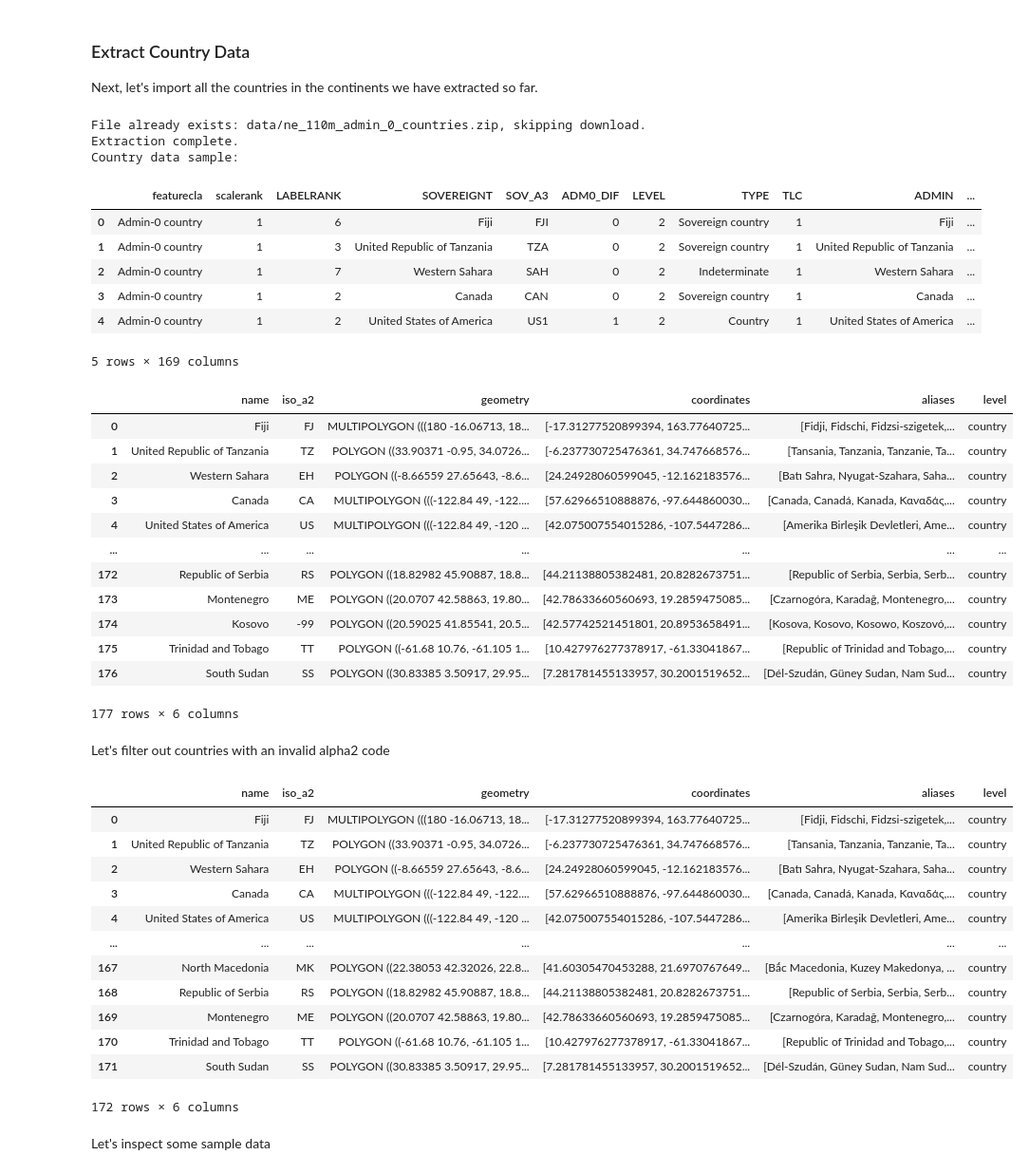
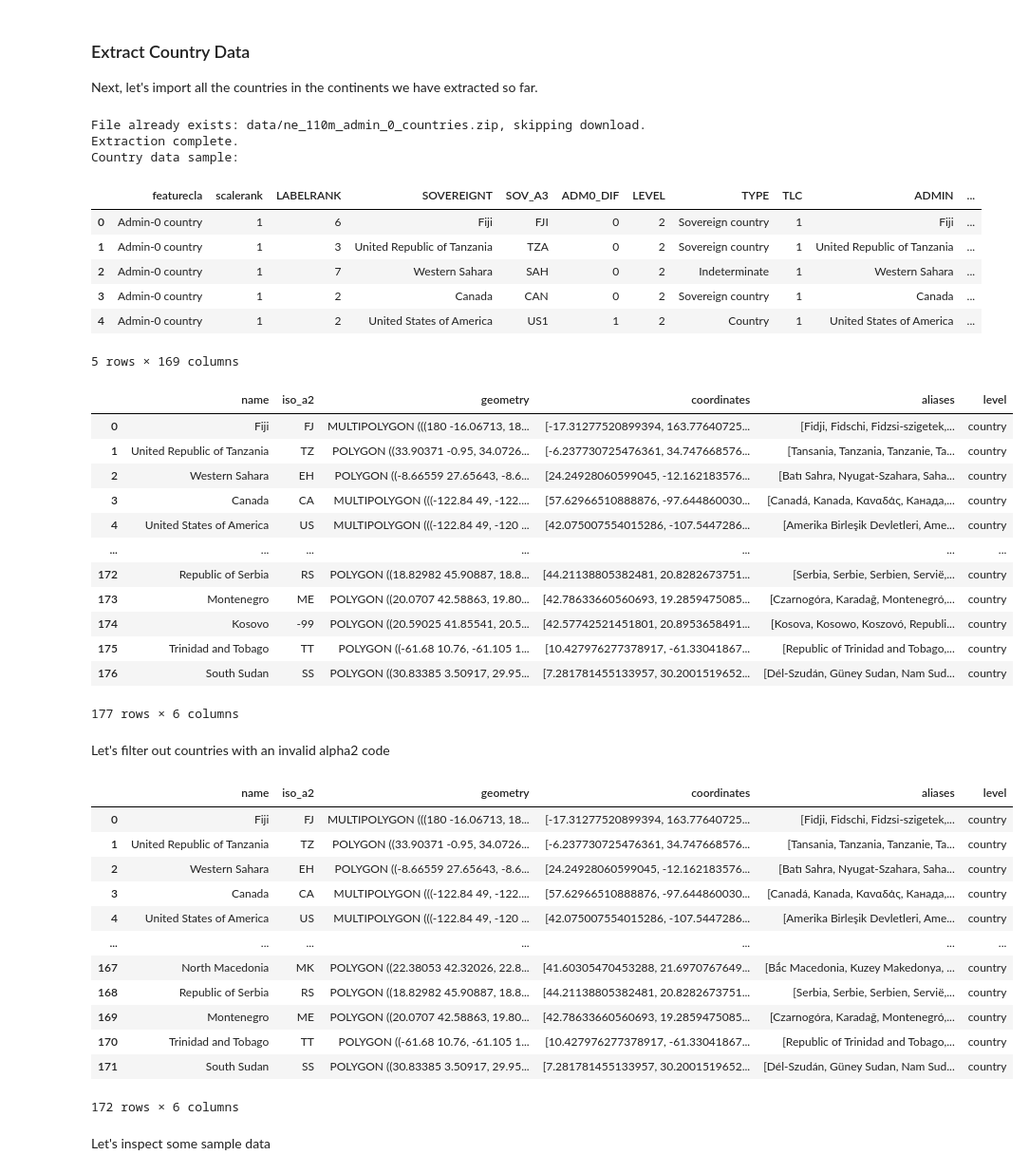
Before and after one commit to hospitaljobsin/hospitaljobsin, a Jupyter notebook: server/notebooks/import_regions.ipynb, the cells around one changed output. Shown at 95% size. Saved outputs shown, nothing was run; the diff lists cells and outputs as text; code cells hidden in the pictures.

```diff
--- a/server/notebooks/import_regions.ipynb
+++ b/server/notebooks/import_regions.ipynb
@@ -182,7 +182,7 @@ def build_country_aliases(countries: gpd.GeoDataFrame):
         names = set()
         for col in alt_name_columns:
             v = row[col]
-            if v not in [None, "", -99] and isinstance(v, str):
+            if v not in [None, "", -99] and isinstance(v, str) and v != row["ADMIN"]:
                 names.add(str(v))  # ensure all names are strings
         country_altnames[row["ADMIN"]] = sorted(names)
 
@@ -219,39 +219,39 @@ async def load_countries():
     # Assign coordinates as [lat, lon]
     countries['coordinates'] = centroids_wgs84.apply(lambda p: [p.y, p.x])
 
     # Map aliases
     countries['aliases'] = countries['ADMIN'].map(country_altnames)
 
     # Optionally rename columns for clarity
     countries = countries.rename(columns={"ADMIN": "name", "ISO_A2": "iso_a2"})
 
     countries["level"] = "country"
 
     return countries
 
 countries = await load_countries()
 countries
 # %% [output]
 File already exists: data/ne_110m_admin_0_countries.zip, skipping download.
 Extraction complete.
 Country data sample:
 |  | featurecla | scalerank | LABELRANK | SOVEREIGNT | SOV_A3 | ADM0_DIF | LEVEL | TYPE | TLC | ADMIN | ... |
 | 0 | Admin-0 country | 1 | 6 | Fiji | FJI | 0 | 2 | Sovereign country | 1 | Fiji | ... |
 | 1 | Admin-0 country | 1 | 3 | United Republic of Tanzania | TZA | 0 | 2 | Sovereign country | 1 | United Republic of Tanzania | ... |
 | 2 | Admin-0 country | 1 | 7 | Western Sahara | SAH | 0 | 2 | Indeterminate | 1 | Western Sahara | ... |
 | 3 | Admin-0 country | 1 | 2 | Canada | CAN | 0 | 2 | Sovereign country | 1 | Canada | ... |
 | 4 | Admin-0 country | 1 | 2 | United States of America | US1 | 1 | 2 | Country | 1 | United States of America | ... |
 5 rows × 169 columns
 |  | name | iso_a2 | geometry | coordinates | aliases | level |
 | 0 | Fiji | FJ | MULTIPOLYGON (((180 -16.06713, 18... | [-17.31277520899394, 163.77640725... | [Fidji, Fidschi, Fidzsi-szigetek,... | country |
 | 1 | United Republic of Tanzania | TZ | POLYGON ((33.90371 -0.95, 34.0726... | [-6.237730725476361, 34.747668576... | [Tansania, Tanzania, Tanzanie, Ta... | country |
 | 2 | Western Sahara | EH | POLYGON ((-8.66559 27.65643, -8.6... | [24.24928060599045, -12.162183576... | [Batı Sahra, Nyugat-Szahara, Saha... | country |
-| 3 | Canada | CA | MULTIPOLYGON (((-122.84 49, -122.... | [57.62966510888876, -97.644860030... | [Canada, Canadá, Kanada, Καναδάς,... | country |
+| 3 | Canada | CA | MULTIPOLYGON (((-122.84 49, -122.... | [57.62966510888876, -97.644860030... | [Canadá, Kanada, Καναδάς, Канада,... | country |
 | 4 | United States of America | US | MULTIPOLYGON (((-122.84 49, -120 ... | [42.075007554015286, -107.5447286... | [Amerika Birleşik Devletleri, Ame... | country |
 | ... | ... | ... | ... | ... | ... | ... |
-| 172 | Republic of Serbia | RS | POLYGON ((18.82982 45.90887, 18.8... | [44.21138805382481, 20.8282673751... | [Republic of Serbia, Serbia, Serb... | country |
-| 173 | Montenegro | ME | POLYGON ((20.0707 42.58863, 19.80... | [42.78633660560693, 19.2859475085... | [Czarnogóra, Karadağ, Montenegro,... | country |
-| 174 | Kosovo | -99 | POLYGON ((20.59025 41.85541, 20.5... | [42.57742521451801, 20.8953658491... | [Kosova, Kosovo, Kosowo, Koszovó,... | country |
+| 172 | Republic of Serbia | RS | POLYGON ((18.82982 45.90887, 18.8... | [44.21138805382481, 20.8282673751... | [Serbia, Serbie, Serbien, Servië,... | country |
+| 173 | Montenegro | ME | POLYGON ((20.0707 42.58863, 19.80... | [42.78633660560693, 19.2859475085... | [Czarnogóra, Karadağ, Montenegró,... | country |
+| 174 | Kosovo | -99 | POLYGON ((20.59025 41.85541, 20.5... | [42.57742521451801, 20.8953658491... | [Kosova, Kosowo, Koszovó, Republi... | country |
 | 175 | Trinidad and Tobago | TT | POLYGON ((-61.68 10.76, -61.105 1... | [10.427976277378917, -61.33041867... | [Republic of Trinidad and Tobago,... | country |
 | 176 | South Sudan | SS | POLYGON ((30.83385 3.50917, 29.95... | [7.281781455133957, 30.2001519652... | [Dél-Szudán, Güney Sudan, Nam Sud... | country |
 177 rows × 6 columns
@@ -266,12 +266,12 @@ countries
 | 0 | Fiji | FJ | MULTIPOLYGON (((180 -16.06713, 18... | [-17.31277520899394, 163.77640725... | [Fidji, Fidschi, Fidzsi-szigetek,... | country |
 | 1 | United Republic of Tanzania | TZ | POLYGON ((33.90371 -0.95, 34.0726... | [-6.237730725476361, 34.747668576... | [Tansania, Tanzania, Tanzanie, Ta... | country |
 | 2 | Western Sahara | EH | POLYGON ((-8.66559 27.65643, -8.6... | [24.24928060599045, -12.162183576... | [Batı Sahra, Nyugat-Szahara, Saha... | country |
-| 3 | Canada | CA | MULTIPOLYGON (((-122.84 49, -122.... | [57.62966510888876, -97.644860030... | [Canada, Canadá, Kanada, Καναδάς,... | country |
+| 3 | Canada | CA | MULTIPOLYGON (((-122.84 49, -122.... | [57.62966510888876, -97.644860030... | [Canadá, Kanada, Καναδάς, Канада,... | country |
 | 4 | United States of America | US | MULTIPOLYGON (((-122.84 49, -120 ... | [42.075007554015286, -107.5447286... | [Amerika Birleşik Devletleri, Ame... | country |
 | ... | ... | ... | ... | ... | ... | ... |
 | 167 | North Macedonia | MK | POLYGON ((22.38053 42.32026, 22.8... | [41.60305470453288, 21.6970767649... | [Bắc Macedonia, Kuzey Makedonya, ... | country |
-| 168 | Republic of Serbia | RS | POLYGON ((18.82982 45.90887, 18.8... | [44.21138805382481, 20.8282673751... | [Republic of Serbia, Serbia, Serb... | country |
-| 169 | Montenegro | ME | POLYGON ((20.0707 42.58863, 19.80... | [42.78633660560693, 19.2859475085... | [Czarnogóra, Karadağ, Montenegro,... | country |
+| 168 | Republic of Serbia | RS | POLYGON ((18.82982 45.90887, 18.8... | [44.21138805382481, 20.8282673751... | [Serbia, Serbie, Serbien, Servië,... | country |
+| 169 | Montenegro | ME | POLYGON ((20.0707 42.58863, 19.80... | [42.78633660560693, 19.2859475085... | [Czarnogóra, Karadağ, Montenegró,... | country |
 | 170 | Trinidad and Tobago | TT | POLYGON ((-61.68 10.76, -61.105 1... | [10.427976277378917, -61.33041867... | [Republic of Trinidad and Tobago,... | country |
 | 171 | South Sudan | SS | POLYGON ((30.83385 3.50917, 29.95... | [7.281781455133957, 30.2001519652... | [Dél-Szudán, Güney Sudan, Nam Sud... | country |
 172 rows × 6 columns
```
Also changed, not shown: parts of 5 cells of this notebook.
